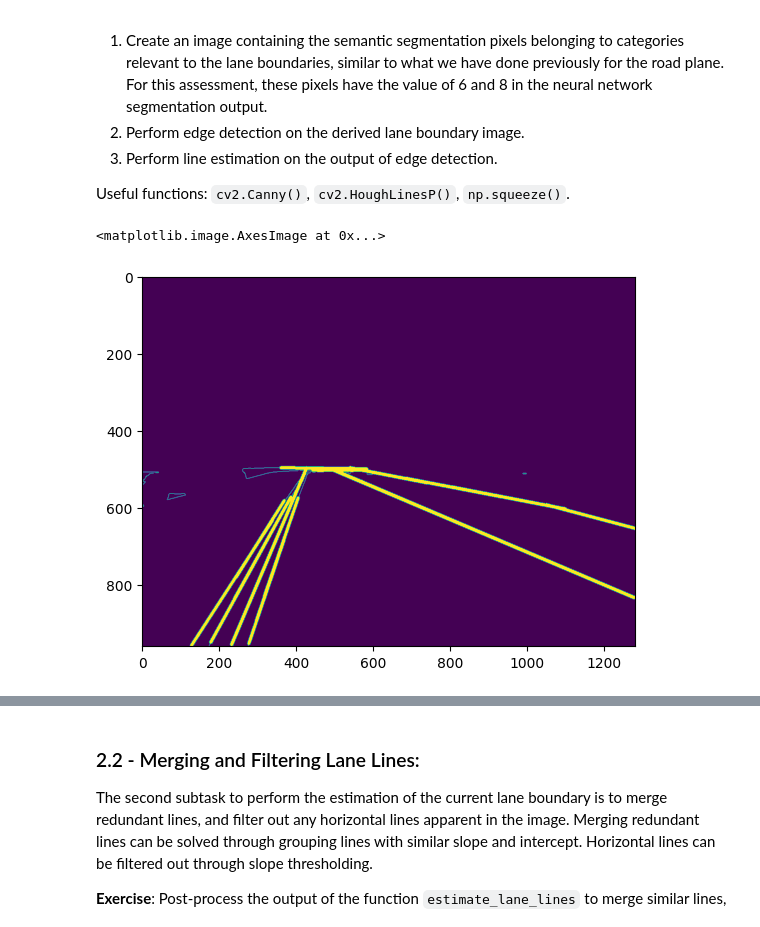
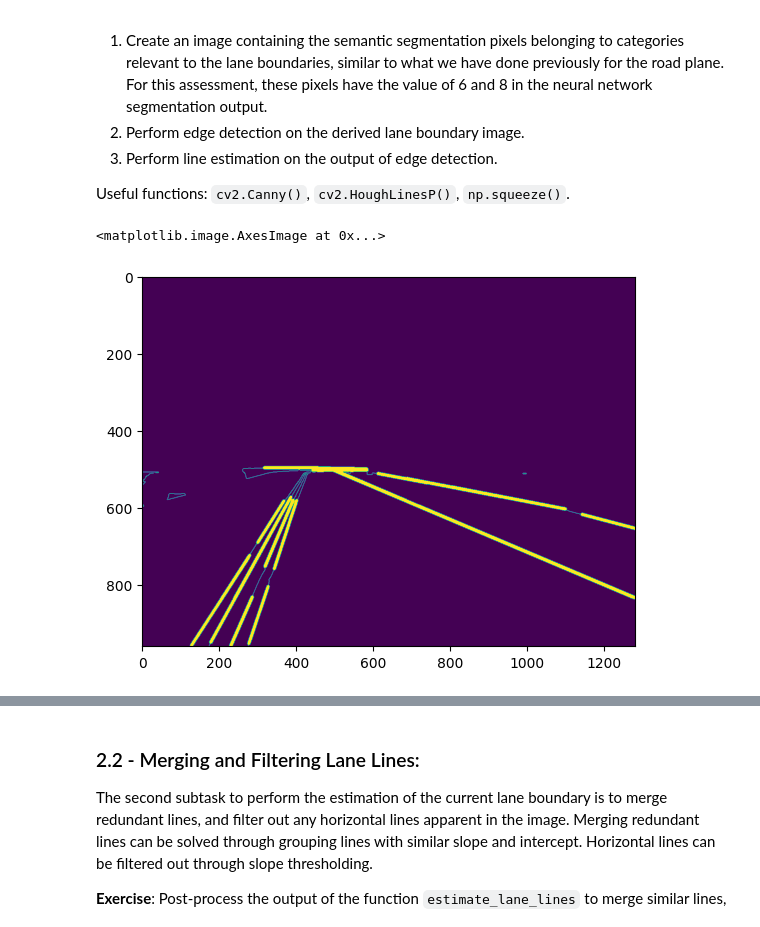
Before and after one commit to yasuomaidana/Self-Driving-Cars, a Jupyter notebook: Visual Perception for Self-Driving Cars/Perception of dynamic objects in the drivable region/Environment Perception For Self-Driving Cars - Learner - v1.ipynb, the cells around one changed output, grey strips where cells are left out. Saved outputs shown, nothing was run; the diff lists cells and outputs as text; code cells hidden in the pictures.

```diff
--- a/Visual Perception for Self-Driving Cars/Perception of dynamic objects in the drivable region/Environment Perception For Self-Driving Cars - Learner - v1.ipynb
+++ b/Visual Perception for Self-Driving Cars/Perception of dynamic objects in the drivable region/Environment Perception For Self-Driving Cars - Learner - v1.ipynb
@@ -417,16 +419,16 @@ def vis_lanes(image_out, lane_lines):
 # %%
 mask = np.zeros_like(segmentation, dtype=np.uint8)
 mask[np.isin(segmentation, [6,8])] = 255
 # Step 2: Perform Edge Detection using cv2.Canny()
 edges = cv2.Canny(mask,0,2)
 plt.imshow(edges)
 
-lines = cv2.HoughLinesP(edges,rho=1,theta=np.pi/180,threshold=100,maxLineGap=50, minLineLength=125)
+lines = cv2.HoughLinesP(edges,rho=1,theta=np.pi/180,threshold=100,maxLineGap=30, minLineLength=75)
 lines = lines.reshape((-1,4))
 plt.imshow(vis_lanes(edges, lines))
 # %% [output]
 <matplotlib.image.AxesImage at 0x...>
-[figure, old version]
+[figure, new version]
 # %%
 lane_lines = estimate_lane_lines(segmentation)
 
```
Also changed, not shown: parts of 11 cells of this notebook.
